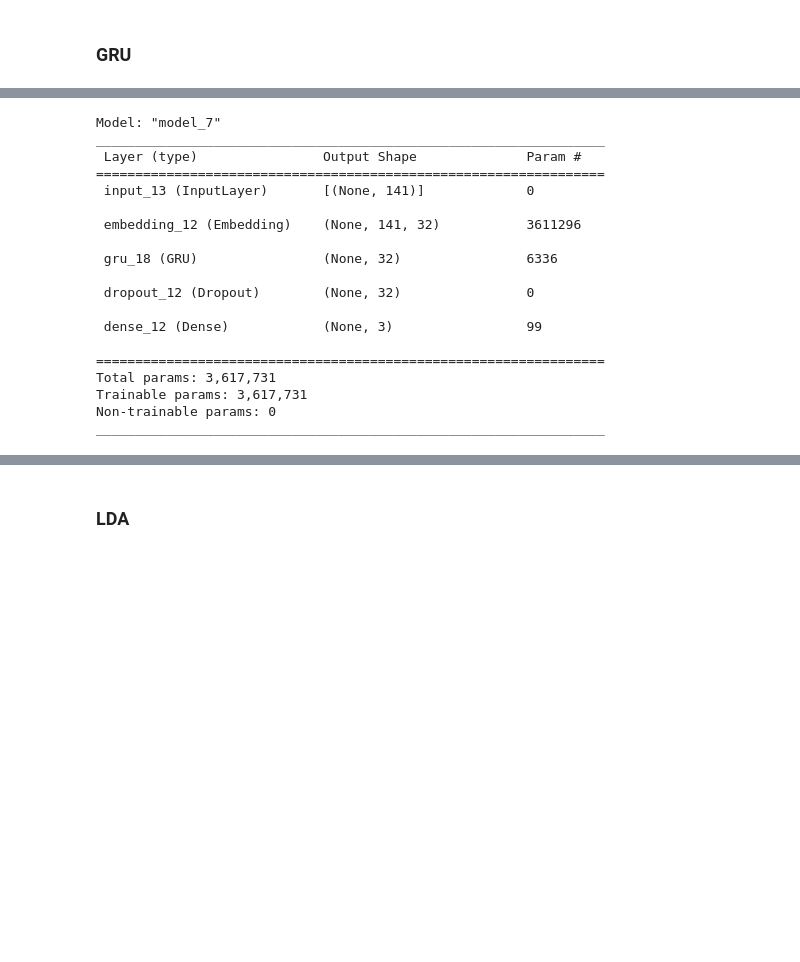
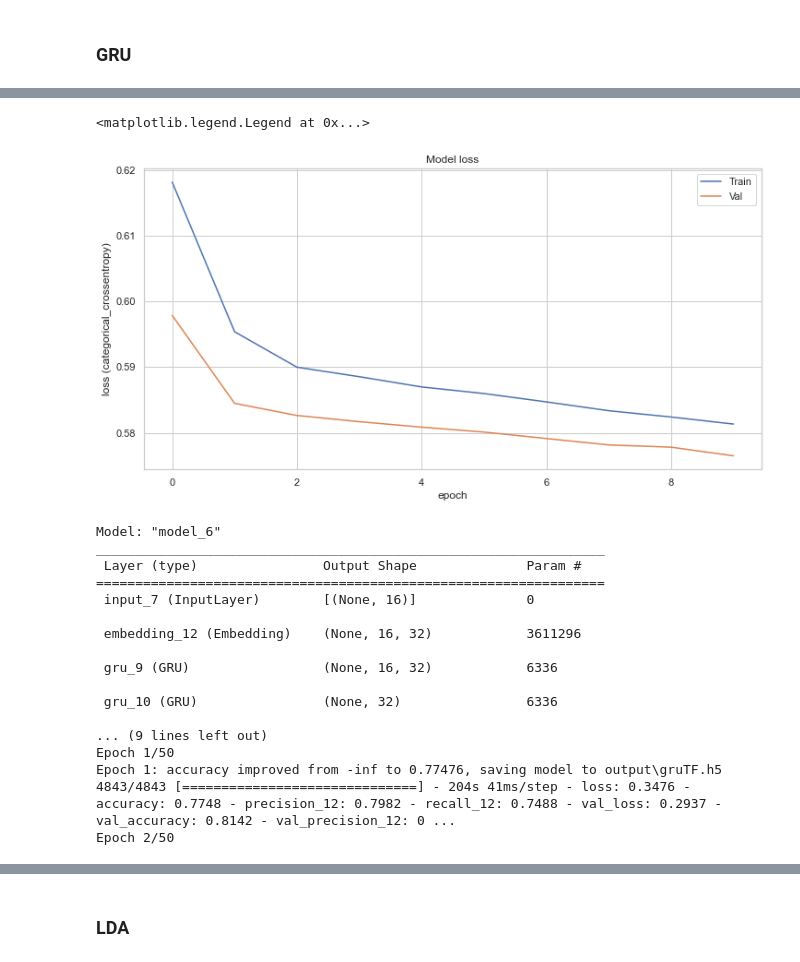
Before and after one commit to StockJanitor/CIS63_NLPTimeSeries, a Jupyter notebook: 2_model.ipynb, the cells around one changed output, grey strips where cells are left out. Cells and saved outputs as stored; diff of their text form; code cells hidden in the pictures; blank space fills up the shorter version.

Commit message:
only grutf

```diff
--- a/2_model.ipynb
+++ b/2_model.ipynb
@@ -537,7 +537,7 @@ plt.legend(['Train', 'Val'], loc='upper right')
 gru = Sequential()
 gru.add(Embedding(total_words,EMBED_DIM, input_length=max_x_len))
 gru.add(GRU(32))
-gru.add(Dropout(0.5))
+gru.add(Dropout(0.4))
 # time took too long
 # gru.add(Dense(9))
 # gru.add(Dropout(0.25))
@@ -554,0 +571,9 @@ X_train.shape
+# %%
+# tensor board log
+# log_dir = "logs/fit/" + dt.datetime.now().strftime("%Y%m%d-%H%M%S")
+# tensorboard_callback = tf.keras.callbacks.TensorBoard(log_dir=log_dir, histogram_freq=1)
+
+# Save model checkpoint and save best only
+checkpoint = ModelCheckpoint('output/gru.h5', monitor='accuracy', save_best_only=True, verbose=1)
+# fit and train model, call back based on checkpoint(best model)
+history = gru.fit(X_train, y_train, epochs=10, batch_size=64, validation_data=(X_test, y_test), callbacks=[checkpoint], verbose=1)
@@ -555,31 +598,46 @@ X_train.shape
+# %%
+plt.figure(figsize=(12,6))
+plt.plot(gru.history.history['loss'][:])
+plt.plot(gru.history.history['val_loss'][:])
+plt.title('Model loss')
+plt.xlabel('epoch')
+plt.ylabel('loss (categorical_crossentropy)')
+plt.legend(['Train', 'Val'], loc='upper right')
+# %% [output]
+<matplotlib.legend.Legend at 0x...>
+[figure, added]
 # %%
 inputs = Input(shape=(max_x_len))
 x = Embedding(total_words,EMBED_DIM,
                   input_length=max_x_len)(inputs)
-# x = GRU(32, recurrent_dropout=0.5, return_sequences=True)(x)
-x = GRU(32, recurrent_dropout=0.5)(x)
-x = Dropout(0.5)(x)
+x = GRU(32, recurrent_dropout=0.3, return_sequences=True)(x)
+x = GRU(32, recurrent_dropout=0.3)(x)
+x = Dropout(0.3)(x)
 outputs = Dense(3,activation = 'softmax')(x)
 model = Model(inputs, outputs)
 model.compile(loss='binary_crossentropy', optimizer='adam',metrics=['accuracy', Precision(), Recall()])
 model.summary()
+
+
+# Save model checkpoint and save best only
+checkpoint = ModelCheckpoint('output/gruTF.h5', monitor='accuracy', save_best_only=True, verbose=1)
+# fit and train model, call back based on checkpoint(best model)
+history = model.fit(X_train, y_train, epochs=50, batch_size=32, validation_data=(X_test, y_test), callbacks=[checkpoint], verbose=1)
 # %% [output]
-Model: "model_7"
+Model: "model_6"
 _________________________________________________________________
  Layer (type)                Output Shape              Param #
 =================================================================
- input_13 (InputLayer)       [(None, 141)]             0
+ input_7 (InputLayer)        [(None, 16)]              0
 
- embedding_12 (Embedding)    (None, 141, 32)           3611296
+ embedding_12 (Embedding)    (None, 16, 32)            3611296
 
- gru_18 (GRU)                (None, 32)                6336
+ gru_9 (GRU)                 (None, 16, 32)            6336
 
- dropout_12 (Dropout)        (None, 32)                0
+ gru_10 (GRU)                (None, 32)                6336
 
- dense_12 (Dense)            (None, 3)                 99
-
-=================================================================
-Total params: 3,617,731
-Trainable params: 3,617,731
-Non-trainable params: 0
-_________________________________________________________________
+... (9 lines left out)
+Epoch 1/50
+Epoch 1: accuracy improved from -inf to 0.77476, saving model to output\gruTF.h5
+4843/4843 [==============================] - 204s 41ms/step - loss: 0.3476 - accuracy: 0.7748 - precision_12: 0.7982 - recall_12: 0.7488 - val_loss: 0.2937 - val_accuracy: 0.8142 - val_precision_12: 0 ...
+Epoch 2/50
```
Also changed, not shown: parts of 6 cells of this notebook, 4 other files.
